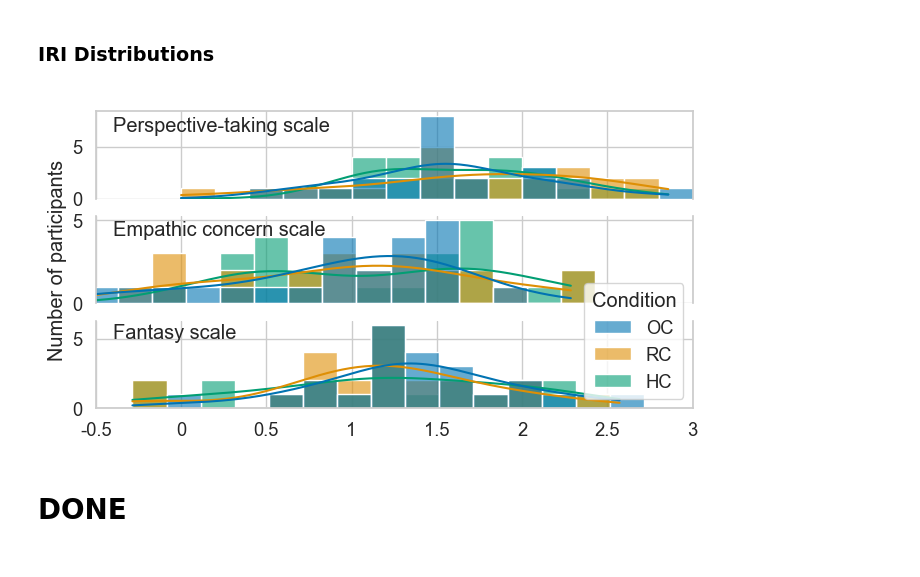
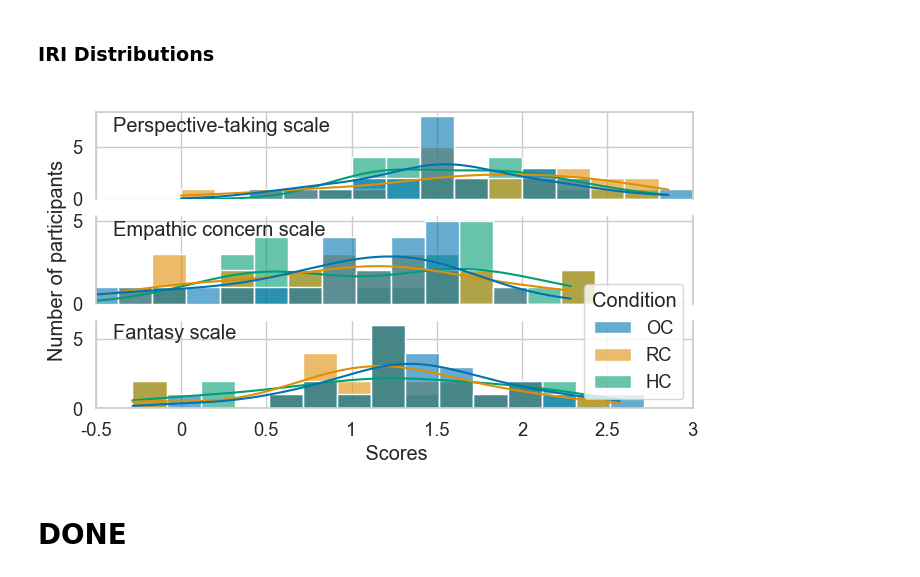
Before and after one commit to Joao-Tiago-Almeida/HRI2023---Conference-Paper, a Jupyter notebook: main.ipynb, the cells around one changed output. Cells and saved outputs as stored; diff of their text form; code cells hidden in the pictures.

```diff
--- a/main.ipynb
+++ b/main.ipynb
@@ -827,35 +836,35 @@ alpha=.6
 binwidth=.2
 multiple="layer"
 
 fig, axes = plt.subplots(3, figsize=(7.7, 3.85))
 
 sns.histplot(data=df.fillna(0), x='Perspective-Taking Scale', hue="Condition", hue_order=['OC','RC','HC'], binwidth=binwidth, kde=True, alpha=alpha, multiple=multiple, ax=axes[0], legend=False)
 sns.despine(top=False, right=False, left=False, bottom=True, ax=axes[0])
 axes[0].set_xticklabels([-.5, 0, .5, 1, 1.5, 2, 2.5, 3],fontdict={'fontsize': 0}, color='w')
 axes[0].set_xlim(-.5,3)
 axes[0].set_ylabel("")
 axes[0].set_xlabel("")
 plt.text(-.4,20, "Perspective-taking scale")
 
 sns.histplot(data=df.fillna(0), x='Empathic Concern Scale', hue="Condition", hue_order=['OC','RC','HC'], binwidth=binwidth, kde=True, alpha=alpha, multiple=multiple, ax=axes[1], legend=False)
 sns.despine(top=True, right=False, left=False, bottom=True, ax=axes[1])
 axes[1].set_xticklabels([-.5, 0, .5, 1, 1.5, 2, 2.5, 3],fontdict={'fontsize': 0}, color='w')
 axes[1].set_xlim(-.5,3)
 axes[1].set_ylabel("Number of participants")
 axes[1].set_xlabel("")
 plt.text(-.4,12.5, "Empathic concern scale")
 
 handles = sns.histplot(data=df.fillna(0), x='Fantasy Scale', hue="Condition", hue_order=['OC','RC','HC'], binwidth=binwidth, kde=True, alpha=alpha, multiple=multiple, ax=axes[2], legend=True)
 sns.despine(top=True, right=False, left=False, bottom=False, ax=axes[2])
 axes[2].set_xticklabels([-.5, 0, .5, 1, 1.5, 2, 2.5, 3])
 axes[2].set_xlim(-.5,3)
 axes[2].set_ylabel("")
-axes[2].set_xlabel("")
+axes[2].set_xlabel(" Scores")
 plt.text(-.4,5, "Fantasy scale")
 
 plt.savefig("figures/IRI Distribution.pdf",bbox_inches='tight')
 # %% [output]
-[figure, old version]
+[figure, new version]
 # %% [markdown]
 # DONE
 # %%
```
Also changed, not shown: parts of 11 cells of this notebook, 5 other files.
